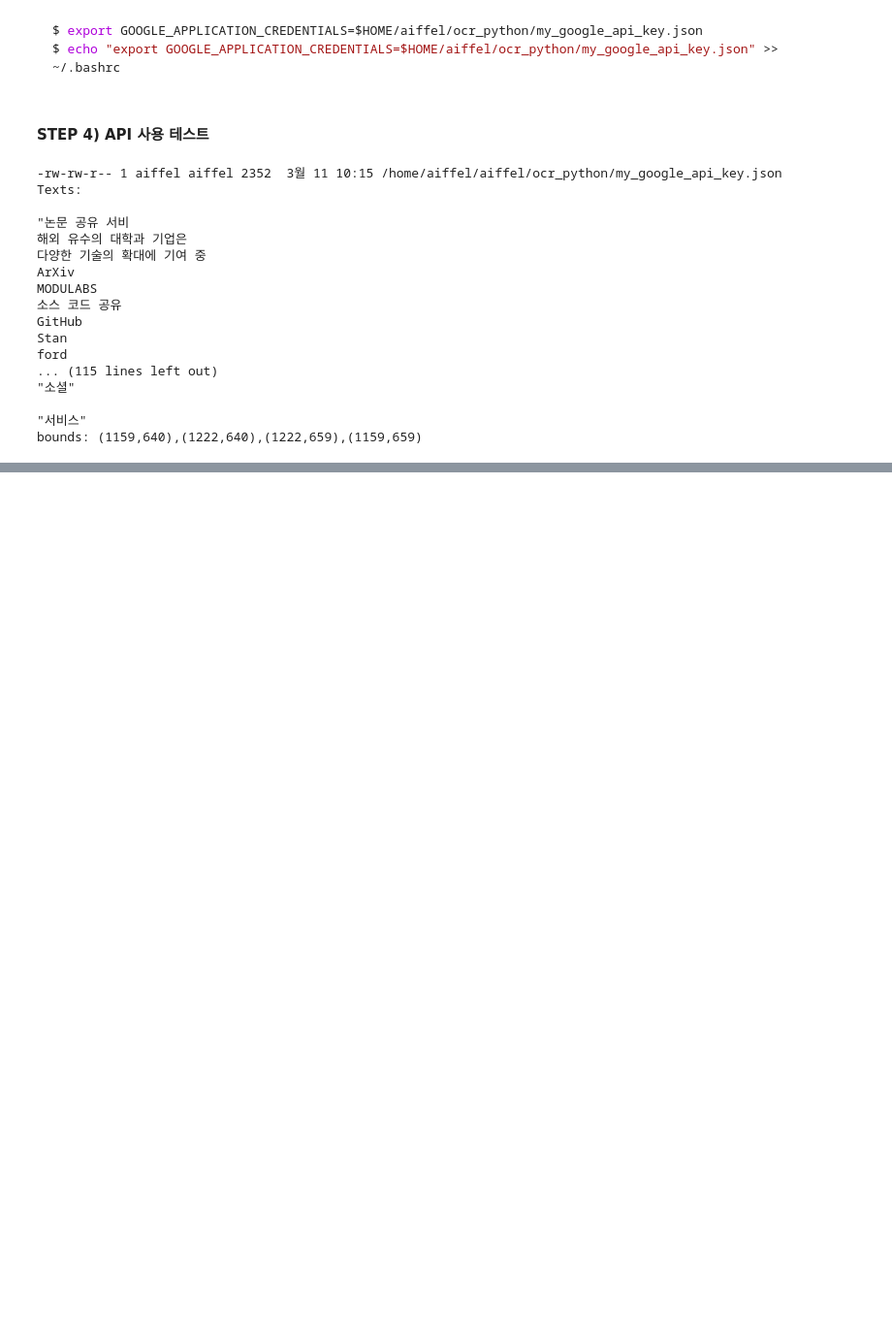
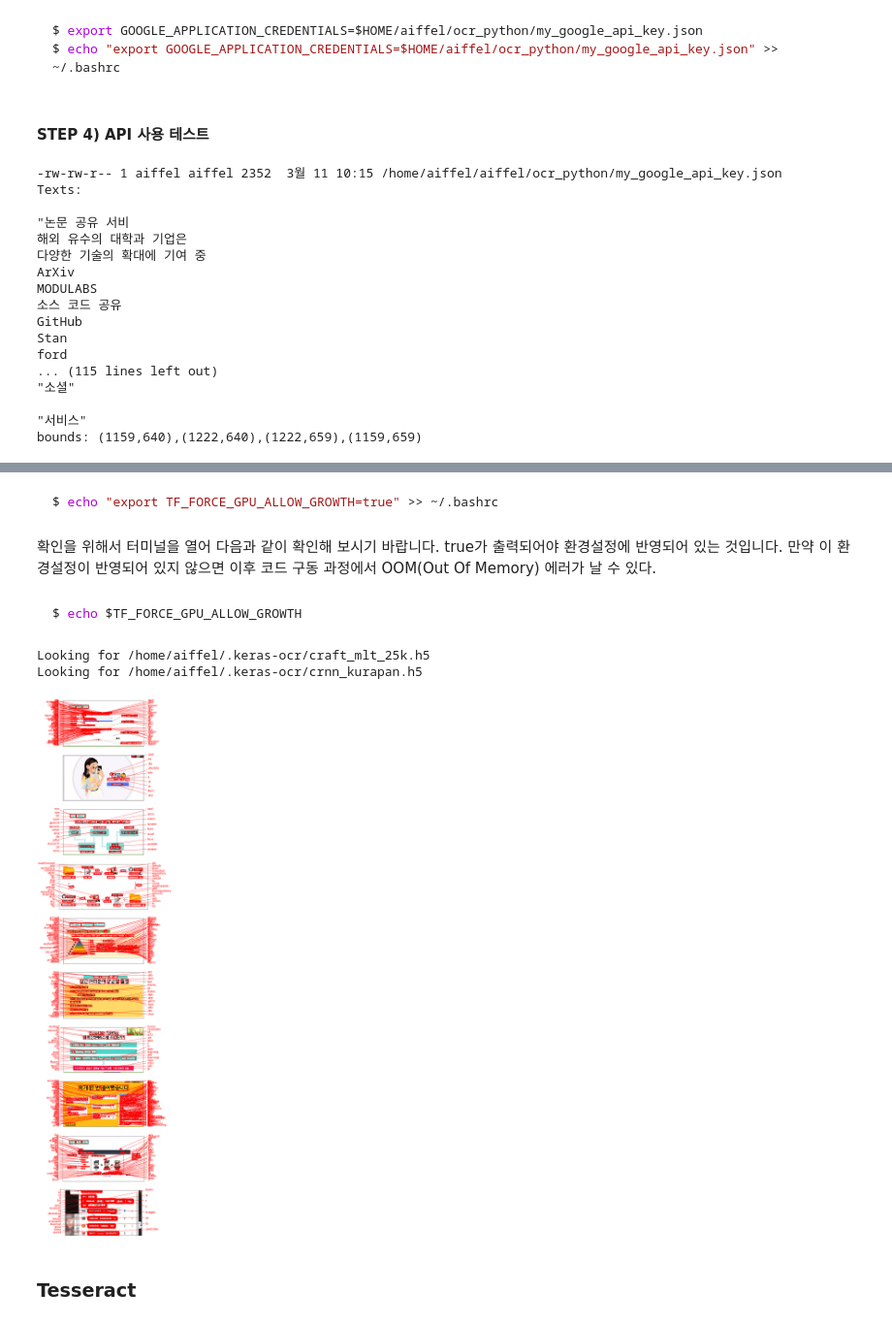
Before and after one commit to chemicalappendorf/mini_project1, a Jupyter notebook: [E18]ocr_compare.ipynb, the cells around one changed output, grey strips where cells are left out. Shown at 97% size. Drawn from its saved outputs; the diff is of its cells as text; code cells hidden in the pictures; blank space fills up the shorter version.

````diff
--- a/[E18]ocr_compare.ipynb
+++ b/[E18]ocr_compare.ipynb
@@ -88,0 +113,35 @@ bounds: (1159,640),(1222,640),(1222,659),(1159,659)
+# %% [markdown]
+```python
+$ echo "export TF_FORCE_GPU_ALLOW_GROWTH=true" >> ~/.bashrc
+```
+# %% [markdown]
+확인을 위해서 터미널을 열어 다음과 같이 확인해 보시기 바랍니다. true가 출력되어야 환경설정에 반영되어 있는 것입니다. 만약 이 환경설정이 반영되어 있지 않으면 이후 코드 구동 과정에서 OOM(Out Of Memory) 에러가 날 수 있다.
+# %% [markdown]
+```python
+$ echo $TF_FORCE_GPU_ALLOW_GROWTH
+```
+# %%
+import matplotlib.pyplot as plt
+import keras_ocr
+from glob import glob
+
+# keras-ocr이 detector과 recognizer를 위한 모델을 자동으로 다운로드받게 됩니다.
+pipeline = keras_ocr.pipeline.Pipeline()
+# %% [output]
+Looking for /home/aiffel/.keras-ocr/craft_mlt_25k.h5
+Looking for /home/aiffel/.keras-ocr/crnn_kurapan.h5
+# %%
+image_path = glob(os.getenv('HOME')+'/aiffel/ocr_python/test/*.*')
+
+images = [ keras_ocr.tools.read(url) for url in image_path]
+prediction_groups = [pipeline.recognize([url]) for url in image_path]
+# %%
+# Plot the predictions
+fig, axs = plt.subplots(nrows=len(images), figsize=(50, 50))
+for idx, ax in enumerate(axs):
+    keras_ocr.tools.drawAnnotations(image=images[idx],
+                                    predictions=prediction_groups[idx][0], ax=ax)
+# %% [output]
+[figure, added]
+# %% [markdown]
+### Tesseract
````
Also changed, not shown: parts of 24 cells of this notebook.
